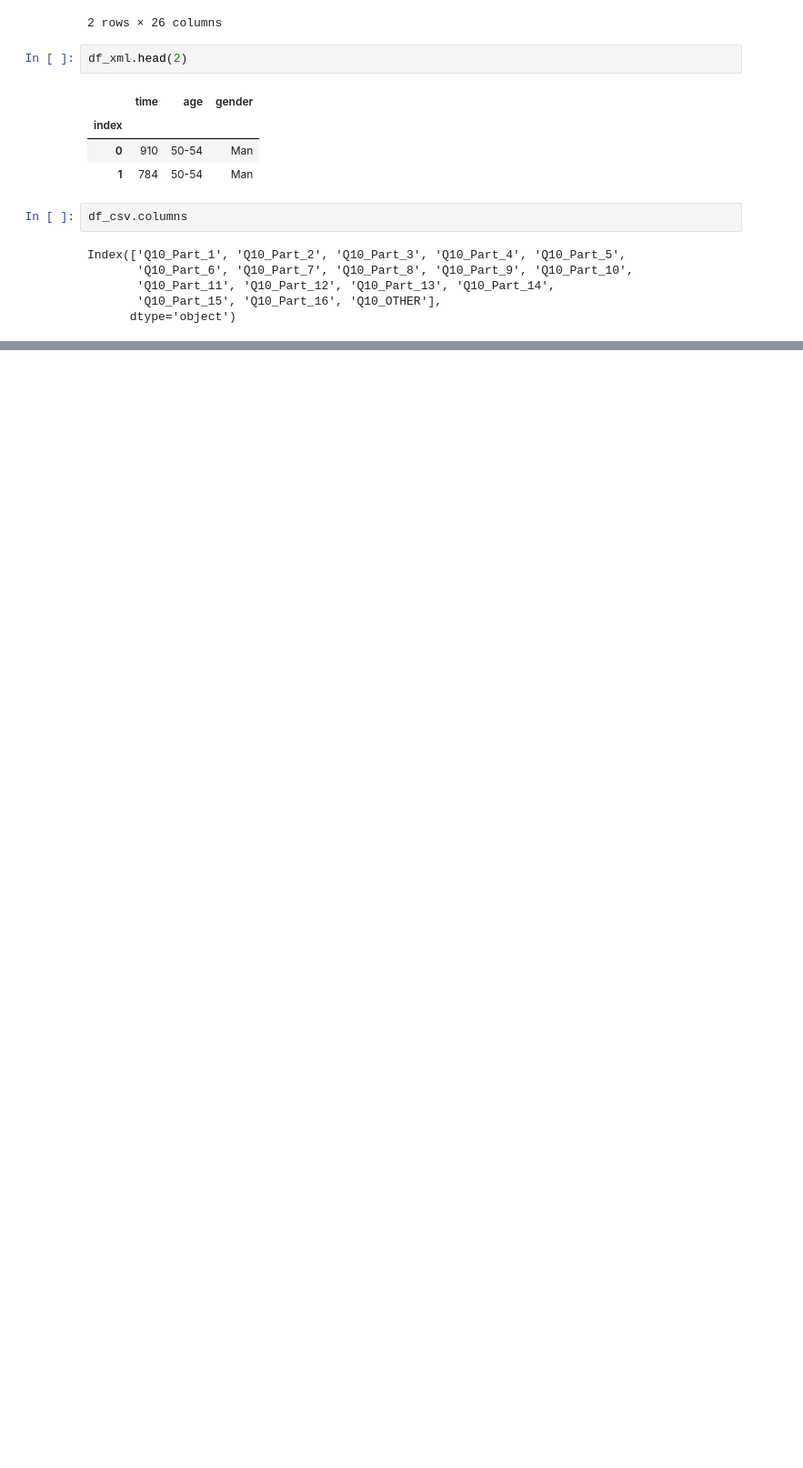
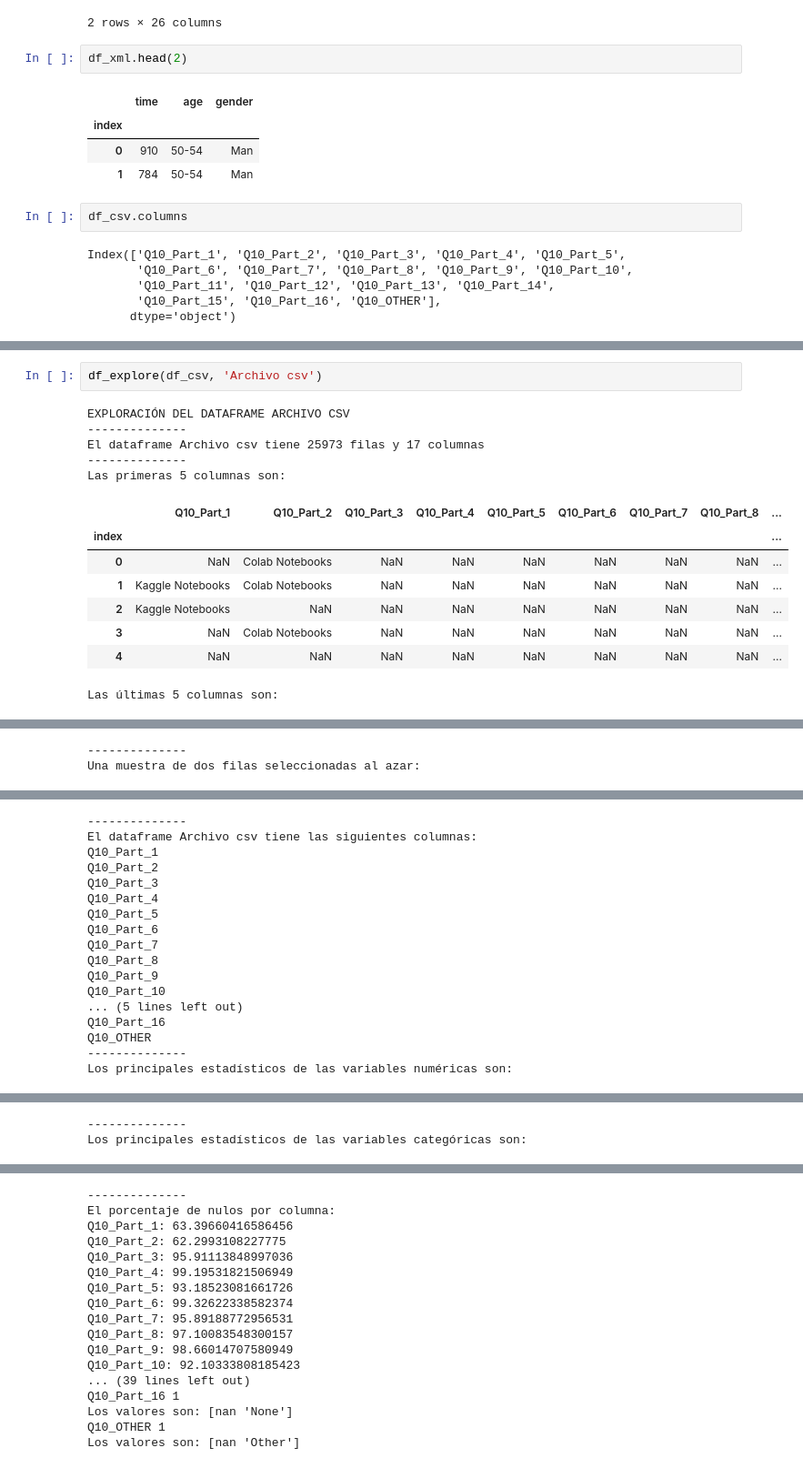
Before and after one commit to MaitaneP/adalab-da-modulo2-proyecto-equipo3, a Jupyter notebook: jupyter_proyecto2.ipynb, the cells around one changed output, grey strips where cells are left out. Shown at 91% size. Saved outputs shown, nothing was run; the diff lists cells and outputs as text; blank space fills up the shorter version.

```diff
--- a/jupyter_proyecto2.ipynb
+++ b/jupyter_proyecto2.ipynb
@@ -182,0 +220,16 @@ Index(['Q10_Part_1', 'Q10_Part_2', 'Q10_Part_3', 'Q10_Part_4', 'Q10_Part_5',
+# %%
+df_explore(df_csv, 'Archivo csv')
+# %% [output]
+EXPLORACIÓN DEL DATAFRAME ARCHIVO CSV
+--------------
+El dataframe Archivo csv tiene 25973 filas y 17 columnas
+--------------
+Las primeras 5 columnas son:
+|  | Q10_Part_1 | Q10_Part_2 | Q10_Part_3 | Q10_Part_4 | Q10_Part_5 | Q10_Part_6 | Q10_Part_7 | Q10_Part_8 | ... |
+| index |  |  |  |  |  |  |  |  | ... |
+| 0 | NaN | Colab Notebooks | NaN | NaN | NaN | NaN | NaN | NaN | ... |
+| 1 | Kaggle Notebooks | Colab Notebooks | NaN | NaN | NaN | NaN | NaN | NaN | ... |
+| 2 | Kaggle Notebooks | NaN | NaN | NaN | NaN | NaN | NaN | NaN | ... |
+| 3 | NaN | Colab Notebooks | NaN | NaN | NaN | NaN | NaN | NaN | ... |
+| 4 | NaN | NaN | NaN | NaN | NaN | NaN | NaN | NaN | ... |
+Las últimas 5 columnas son:
@@ -182,0 +243,2 @@ Index(['Q10_Part_1', 'Q10_Part_2', 'Q10_Part_3', 'Q10_Part_4', 'Q10_Part_5',
+--------------
+Una muestra de dos filas seleccionadas al azar:
@@ -182,0 +249,17 @@ Index(['Q10_Part_1', 'Q10_Part_2', 'Q10_Part_3', 'Q10_Part_4', 'Q10_Part_5',
+--------------
+El dataframe Archivo csv tiene las siguientes columnas:
+Q10_Part_1
+Q10_Part_2
+Q10_Part_3
+Q10_Part_4
+Q10_Part_5
+Q10_Part_6
+Q10_Part_7
+Q10_Part_8
+Q10_Part_9
+Q10_Part_10
+... (5 lines left out)
+Q10_Part_16
+Q10_OTHER
+--------------
+Los principales estadísticos de las variables numéricas son:
@@ -182,0 +271,2 @@ Index(['Q10_Part_1', 'Q10_Part_2', 'Q10_Part_3', 'Q10_Part_4', 'Q10_Part_5',
+--------------
+Los principales estadísticos de las variables categóricas son:
@@ -182,0 +278,17 @@ Index(['Q10_Part_1', 'Q10_Part_2', 'Q10_Part_3', 'Q10_Part_4', 'Q10_Part_5',
+--------------
+El porcentaje de nulos por columna:
+Q10_Part_1: 63.39660416586456
+Q10_Part_2: 62.2993108227775
+Q10_Part_3: 95.91113848997036
+Q10_Part_4: 99.19531821506949
+Q10_Part_5: 93.18523081661726
+Q10_Part_6: 99.32622338582374
+Q10_Part_7: 95.89188772956531
+Q10_Part_8: 97.10083548300157
+Q10_Part_9: 98.66014707580949
+Q10_Part_10: 92.10333808185423
+... (39 lines left out)
+Q10_Part_16 1
+Los valores son: [nan 'None']
+Q10_OTHER 1
+Los valores son: [nan 'Other']
```
Also changed, not shown: parts of 7 cells of this notebook, 1 other file.
